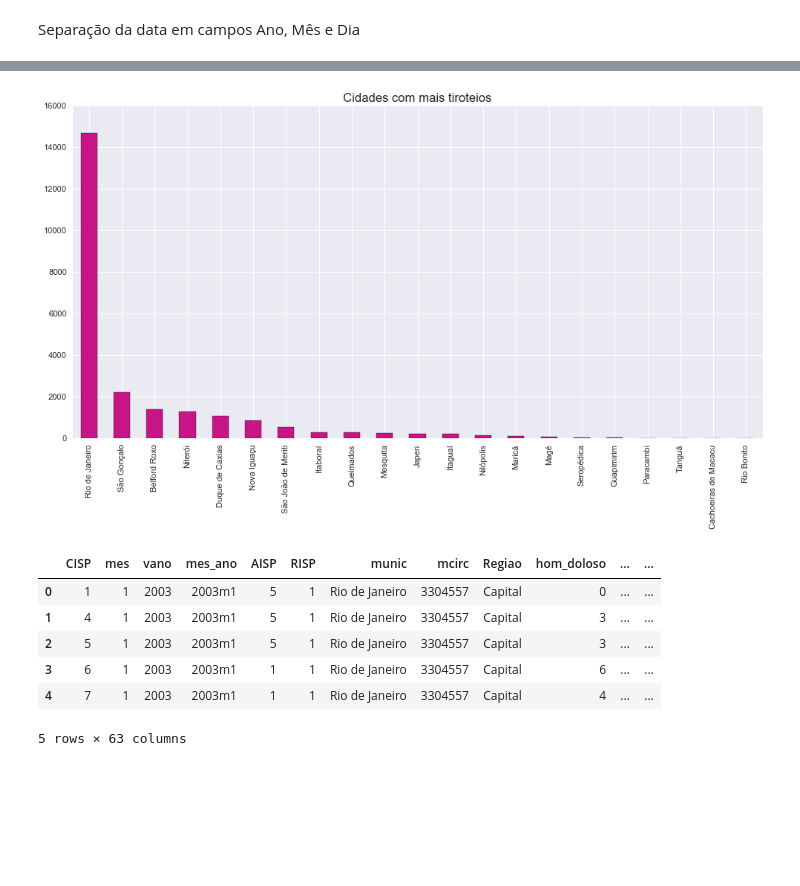
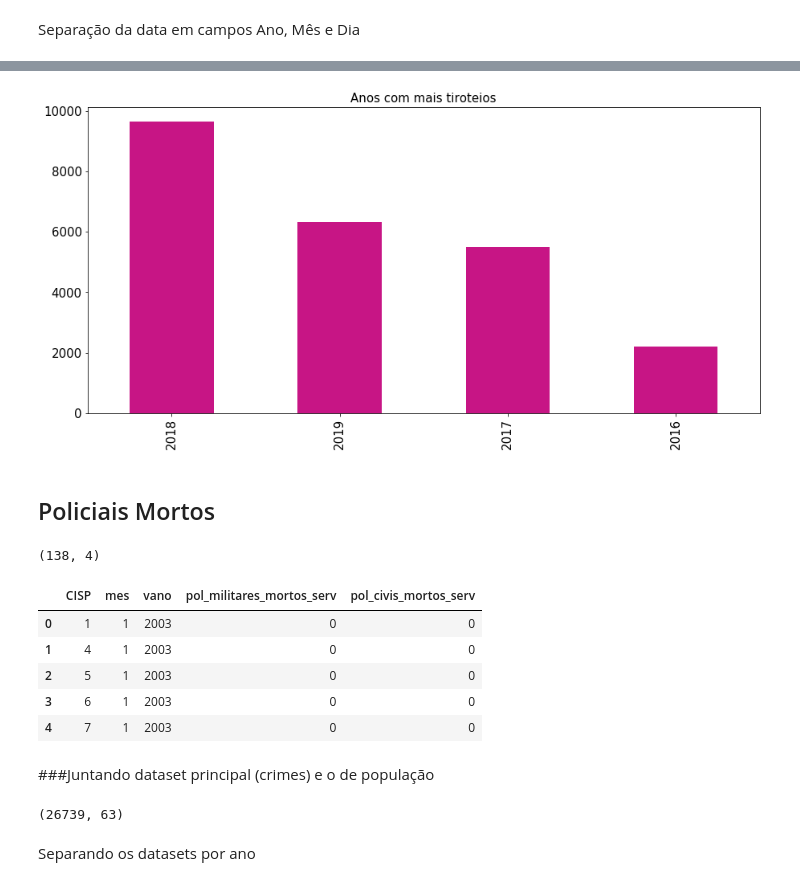
Before and after one commit to deizianens/data-mining, a Jupyter notebook: tp_mda.ipynb, the cells around one changed output, grey strips where cells are left out. Cells and saved outputs as stored; diff of their text form; code cells hidden in the pictures; blank space fills up the shorter version.

```diff
--- a/tp_mda.ipynb
+++ b/tp_mda.ipynb
@@ -9,7 +403,7 @@ import matplotlib.pyplot as plt
 # %%
 # reading the dataset
 
-data = pd.read_csv('./data/fogo-cruzado.csv', encoding='latin-1')
+data = pd.read_csv('fogo-cruzado.csv', encoding='latin-1')
 
 # check the shape of the data
 data.shape
@@ -78,0 +471,13 @@ data.head()
+# %%
+fig, ax = plt.subplots(figsize=(15, 10))
+ax.spines['top'].set_visible(False)
+ax.spines['right'].set_visible(False)
+
+data['nome_cidade'].value_counts().plot.bar(color='#007acc', alpha=0.3, linewidth=5)
+
+plt.title('Cidades com mais tiroteios',fontsize = 20)
+
+plt.xticks(rotation = 90)
+plt.rc('xtick', labelsize=15)
+plt.rc('ytick', labelsize=15)
+plt.show()
@@ -79,23 +486,29 @@ data.head()
 # %%
-plt.style.use('seaborn')
+data['year'].value_counts().plot.bar(color = 'mediumvioletred', figsize = (15, 7))
 
-data['nome_cidade'].value_counts().plot.bar(color = 'mediumvioletred', figsize = (15, 7))
-
-plt.title('Cidades com mais tiroteios',fontsize = 15)
+plt.title('Anos com mais tiroteios',fontsize = 15)
 
 plt.xticks(rotation = 90)
 plt.show()
 # %% [output]
-[figure, old version]
+[figure, new version]
+# %% [markdown]
+## Policiais Mortos
 # %%
-data_crimes = pd.read_csv('./data/BaseDPEvolucaoMensalCisp.csv', sep=';', encoding='latin-1')
+policiais_df = pd.read_csv('PoliciaisMortos.csv', sep=';', encoding='latin-1')
+
+# check the shape of the data
+delegacias_df.shape
+# %% [output]
+(138, 4)
 # %%
-data_crimes.head()
+policiais_df.head()
 # %% [output]
-|  | CISP | mes | vano | mes_ano | AISP | RISP | munic | mcirc | Regiao | hom_doloso | ... | ... |
-| 0 | 1 | 1 | 2003 | 2003m1 | 5 | 1 | Rio de Janeiro | 3304557 | Capital | 0 | ... | ... |
-| 1 | 4 | 1 | 2003 | 2003m1 | 5 | 1 | Rio de Janeiro | 3304557 | Capital | 3 | ... | ... |
-| 2 | 5 | 1 | 2003 | 2003m1 | 5 | 1 | Rio de Janeiro | 3304557 | Capital | 3 | ... | ... |
-| 3 | 6 | 1 | 2003 | 2003m1 | 1 | 1 | Rio de Janeiro | 3304557 | Capital | 6 | ... | ... |
-| 4 | 7 | 1 | 2003 | 2003m1 | 1 | 1 | Rio de Janeiro | 3304557 | Capital | 4 | ... | ... |
+|  | CISP | mes | vano | pol_militares_mortos_serv | pol_civis_mortos_serv |
+| 0 | 1 | 1 | 2003 | 0 | 0 |
+| 1 | 4 | 1 | 2003 | 0 | 0 |
+| 2 | 5 | 1 | 2003 | 0 | 0 |
+| 3 | 6 | 1 | 2003 | 0 | 0 |
+| 4 | 7 | 1 | 2003 | 0 | 0 |
-5 rows × 63 columns
+# %% [markdown]
+###Juntando dataset principal (crimes) e o de população
@@ -101,0 +517,6 @@ data_crimes.head()
+# %%
+pop_crimes.shape
+# %% [output]
+(26739, 63)
+# %% [markdown]
+Separando os datasets por ano
```
Also changed, not shown: parts of 85 cells of this notebook, 1 other file.
